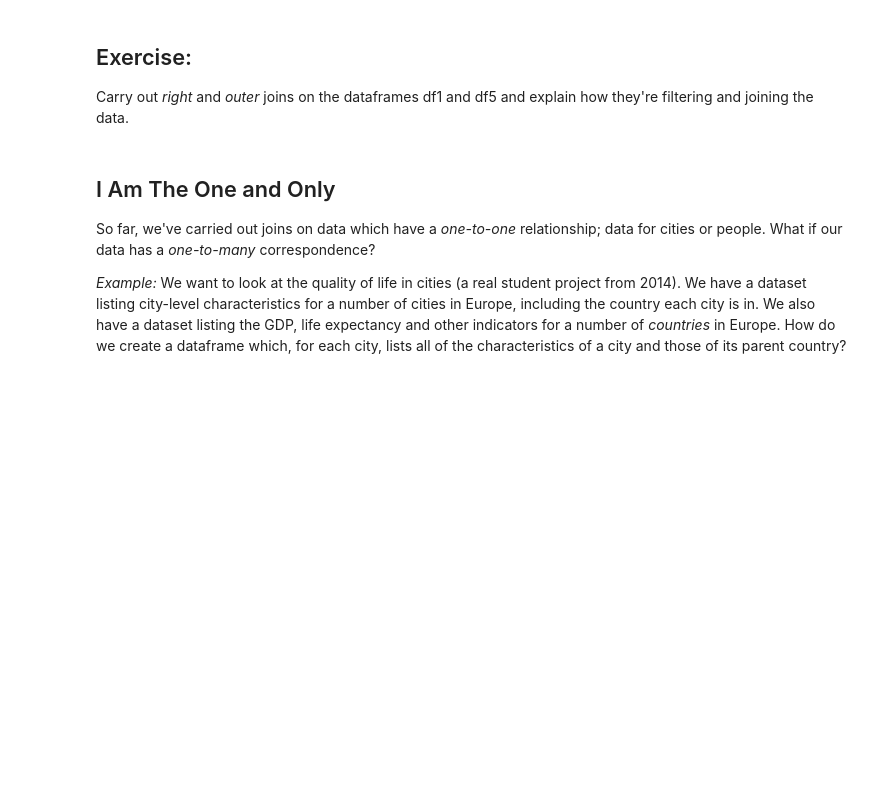
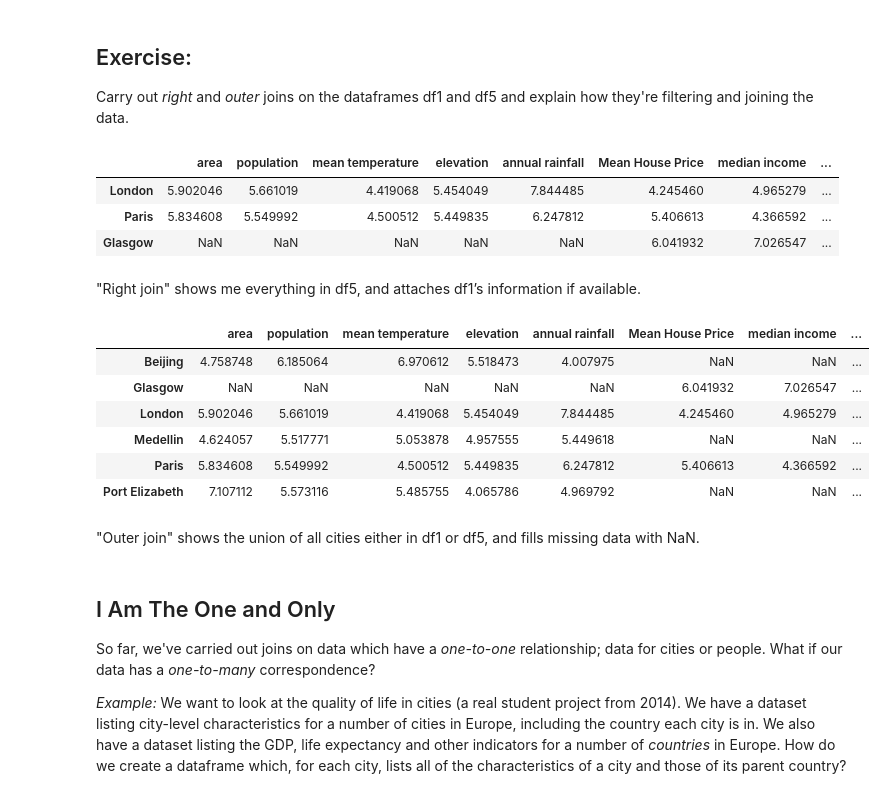
Before and after one commit to Yukiii0517/QM2, a Jupyter notebook: notebooks/RW. Merging and Joining.ipynb, the cells around one changed output. Saved outputs shown, nothing was run; the diff lists cells and outputs as text; code cells hidden in the pictures; blank space fills up the shorter version.

```diff
--- a/notebooks/RW. Merging and Joining.ipynb
+++ b/notebooks/RW. Merging and Joining.ipynb
@@ -402,6 +404,29 @@ As we see, the missing data appears as **NaN** - Not a Number.
 ## Exercise:
 
 Carry out *right* and *outer* joins on the dataframes df1 and df5 and explain how they're filtering and joining the data.
+# %%
+df_right_join = df1.merge(df5, left_index=True, right_index=True, how="right")
+df_right_join
+# %% [output]
+|  | area | population | mean temperature | elevation | annual rainfall | Mean House Price | median income | ... |
+| London | 5.902046 | 5.661019 | 4.419068 | 5.454049 | 7.844485 | 4.245460 | 4.965279 | ... |
+| Paris | 5.834608 | 5.549992 | 4.500512 | 5.449835 | 6.247812 | 5.406613 | 4.366592 | ... |
+| Glasgow | NaN | NaN | NaN | NaN | NaN | 6.041932 | 7.026547 | ... |
+# %% [markdown]
+"Right join" shows me everything in df5, and attaches df1’s information if available.
+# %%
+df_outer_join = df1.merge(df5, left_index=True, right_index=True, how="outer")
+df_outer_join
+# %% [output]
+|  | area | population | mean temperature | elevation | annual rainfall | Mean House Price | median income | ... |
+| Beijing | 4.758748 | 6.185064 | 6.970612 | 5.518473 | 4.007975 | NaN | NaN | ... |
+| Glasgow | NaN | NaN | NaN | NaN | NaN | 6.041932 | 7.026547 | ... |
+| London | 5.902046 | 5.661019 | 4.419068 | 5.454049 | 7.844485 | 4.245460 | 4.965279 | ... |
+| Medellin | 4.624057 | 5.517771 | 5.053878 | 4.957555 | 5.449618 | NaN | NaN | ... |
+| Paris | 5.834608 | 5.549992 | 4.500512 | 5.449835 | 6.247812 | 5.406613 | 4.366592 | ... |
+| Port Elizabeth | 7.107112 | 5.573116 | 5.485755 | 4.065786 | 4.969792 | NaN | NaN | ... |
+# %% [markdown]
+"Outer join" shows the union of all cities either in df1 or df5, and fills missing data with NaN.
 # %% [markdown]
 ## I Am The One and Only
 
```
Also changed, not shown: parts of 33 cells of this notebook.
